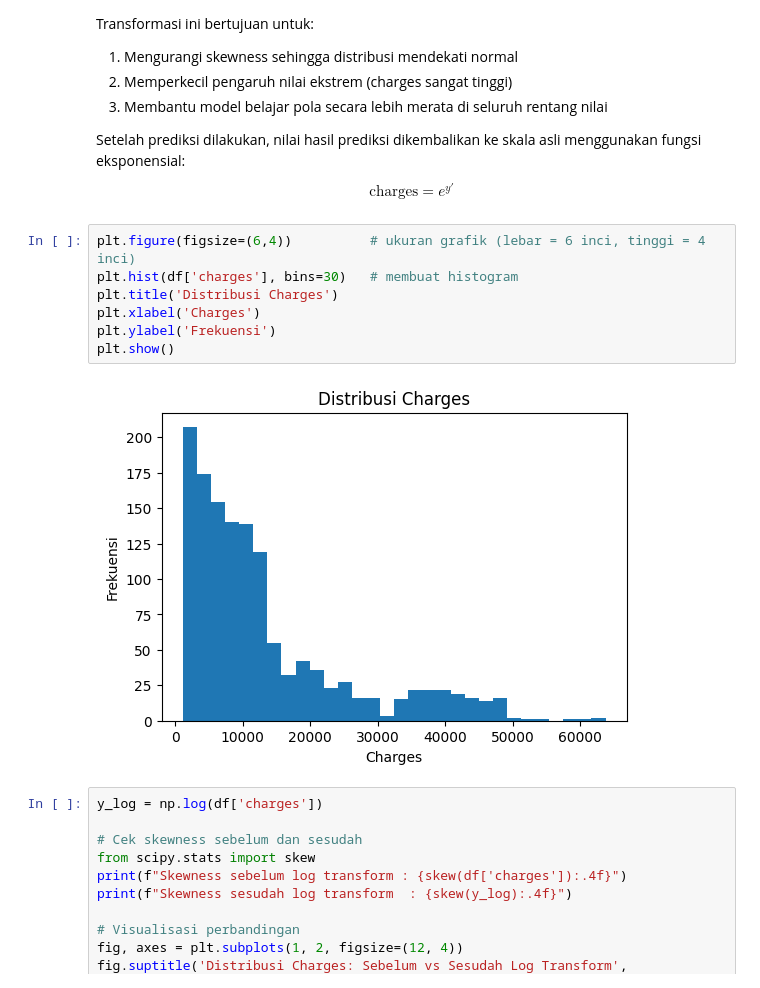
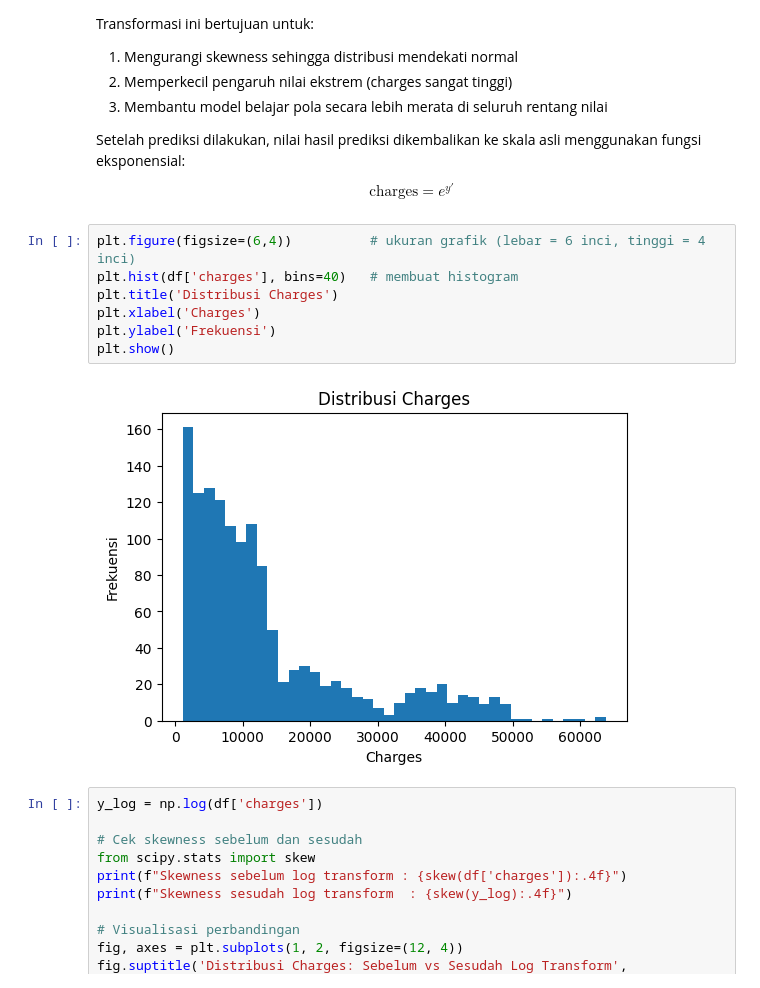
Before and after one commit to flynnight/Tubes-Siscer, a Jupyter notebook: ML_Medical_Insurance_Regresi.ipynb, the cells around one changed output. Cells and saved outputs as stored; diff of their text form.

```diff
--- a/ML_Medical_Insurance_Regresi.ipynb
+++ b/ML_Medical_Insurance_Regresi.ipynb
@@ -297,13 +297,13 @@ Setelah prediksi dilakukan, nilai hasil prediksi dikembalikan ke skala asli meng
 $$\text{charges} = e^{y'}$$
 # %%
 plt.figure(figsize=(6,4))          # ukuran grafik (lebar = 6 inci, tinggi = 4 inci)
-plt.hist(df['charges'], bins=30)   # membuat histogram
+plt.hist(df['charges'], bins=40)   # membuat histogram
 plt.title('Distribusi Charges')
 plt.xlabel('Charges')
 plt.ylabel('Frekuensi')
 plt.show()
 # %% [output]
-[figure, old version]
+[figure, new version]
 # %%
 y_log = np.log(df['charges'])
 
```
